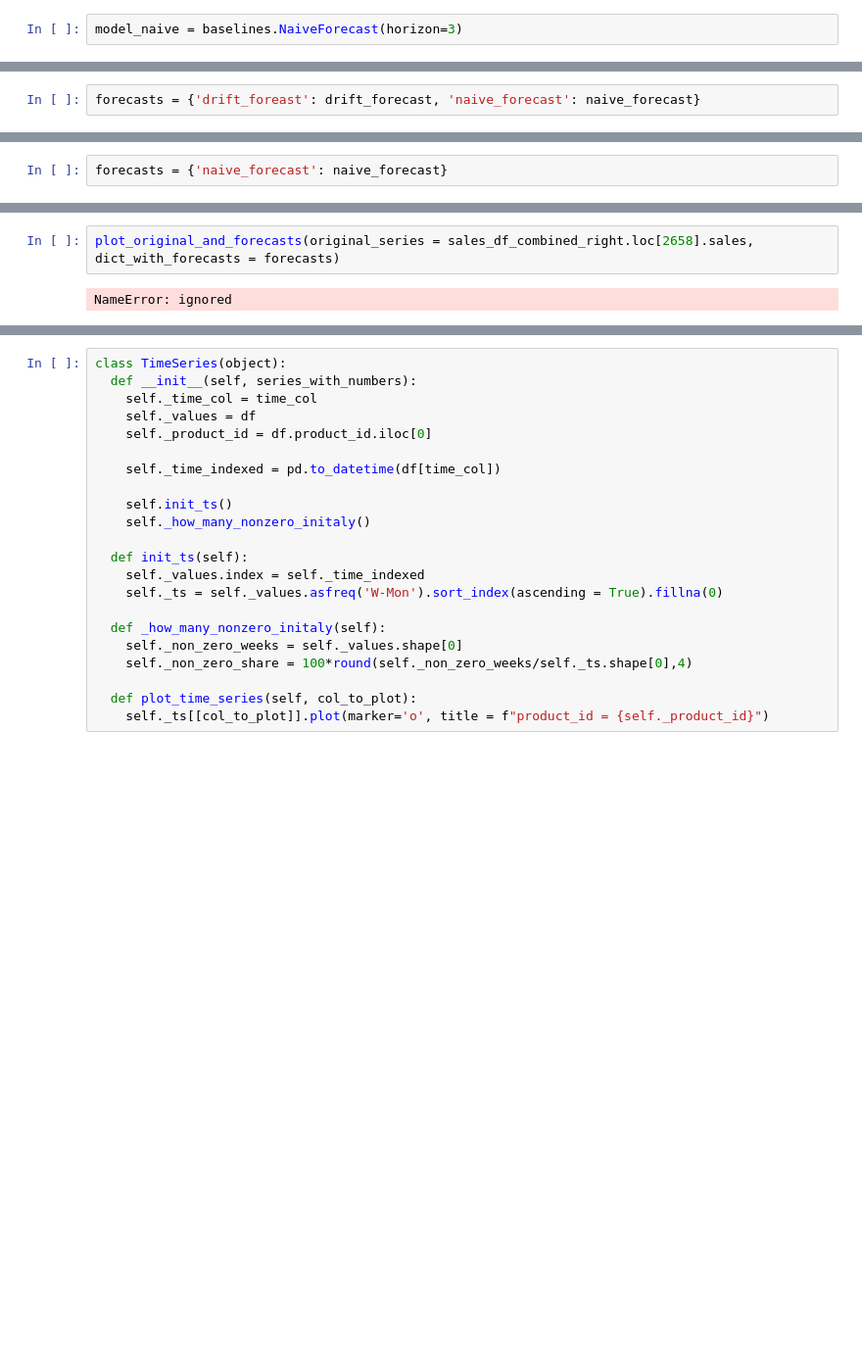
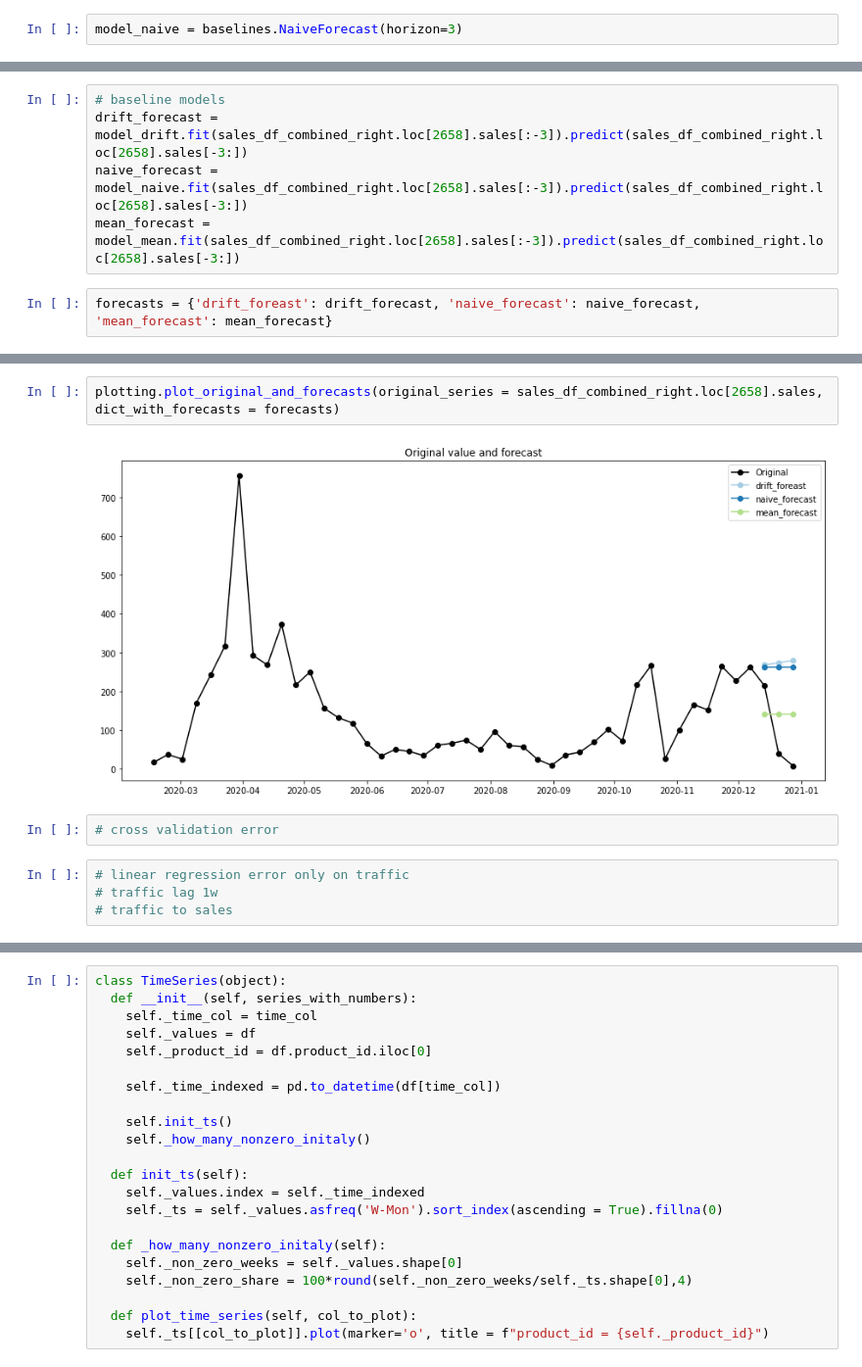
Before and after one commit to katarzynasornat/time_series_prediction, a Jupyter notebook: Master_exploration.ipynb, the cells around one changed output, grey strips where cells are left out. Shown: that part at 98% size. Drawn from its saved outputs; the diff is of its cells as text; blank space fills up the shorter version.

```diff
--- a/Master_exploration.ipynb
+++ b/Master_exploration.ipynb
@@ -80,0 +86,7 @@ drift_forecast = model_drift.fit(sales_df_combined_right.loc[2658].sales[:-3]).p
+# %%
+# baseline models
+drift_forecast = model_drift.fit(sales_df_combined_right.loc[2658].sales[:-3]).predict(sales_df_combined_right.loc[2658].sales[-3:])
+naive_forecast = model_naive.fit(sales_df_combined_right.loc[2658].sales[:-3]).predict(sales_df_combined_right.loc[2658].sales[-3:])
+mean_forecast = model_mean.fit(sales_df_combined_right.loc[2658].sales[:-3]).predict(sales_df_combined_right.loc[2658].sales[-3:])
+# %%
+forecasts = {'drift_foreast': drift_forecast, 'naive_forecast': naive_forecast, 'mean_forecast': mean_forecast}
@@ -83,2 +98,0 @@ naive_forecast = model_naive.fit(sales_df_combined_right.loc[2658].sales[:-3]).p
-# %%
-forecasts = {'drift_foreast': drift_forecast, 'naive_forecast': naive_forecast}
@@ -87,2 +98,0 @@ NameError: ignored
-# %%
-forecasts = {'naive_forecast': naive_forecast}
@@ -89,4 +162,10 @@ forecasts = {'naive_forecast': naive_forecast}
 # %%
-plot_original_and_forecasts(original_series = sales_df_combined_right.loc[2658].sales, dict_with_forecasts = forecasts)
+plotting.plot_original_and_forecasts(original_series = sales_df_combined_right.loc[2658].sales, dict_with_forecasts = forecasts)
 # %% [output]
-NameError: ignored
+[figure, added]
+# %%
+# cross validation error
+# %%
+# linear regression error only on traffic
+# traffic lag 1w
+# traffic to sales
```
Also changed, not shown: parts of 29 cells of this notebook, 2 other files.
